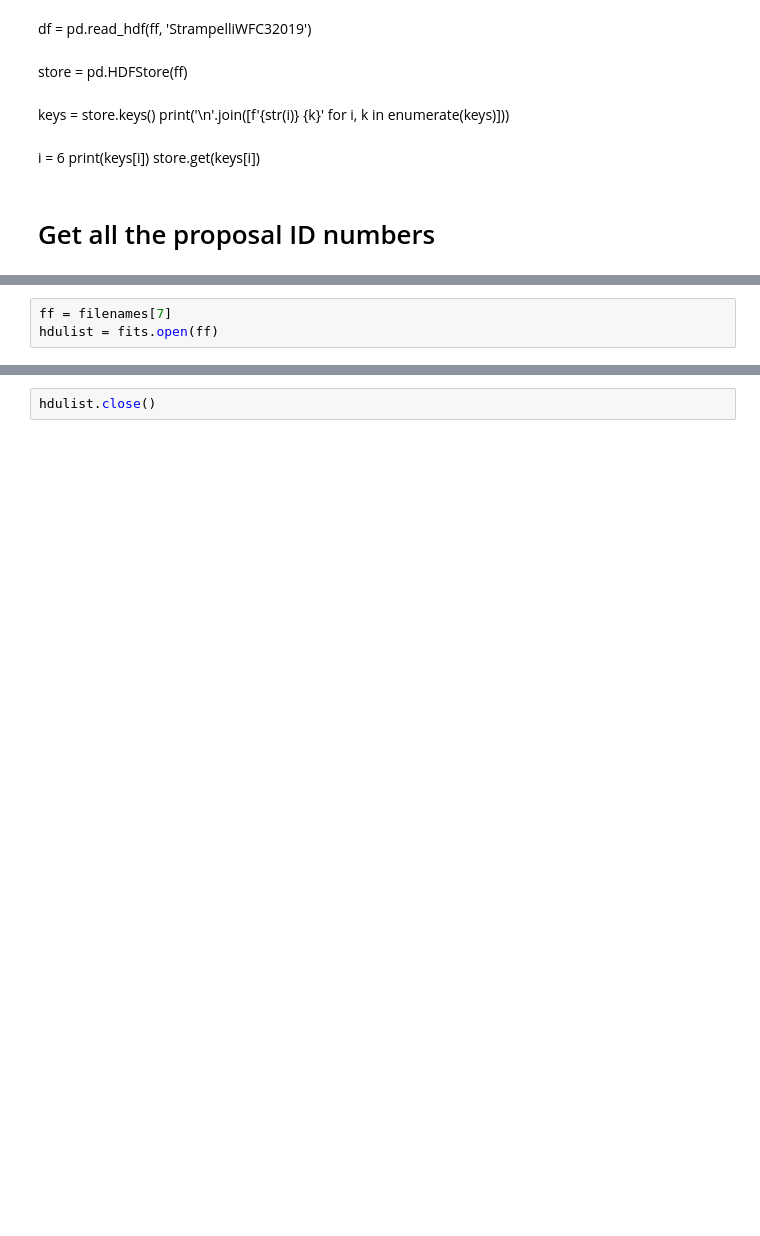
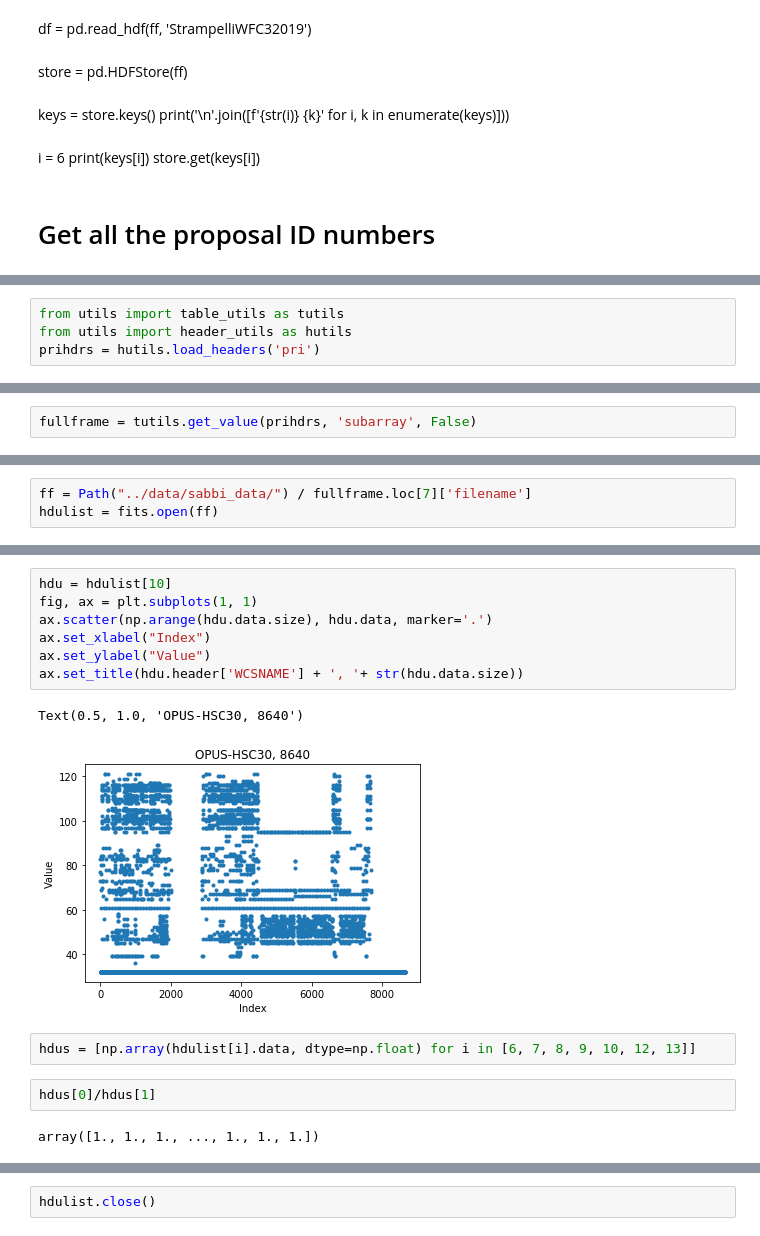
Before and after one commit to aggle/public_wifi, a Jupyter notebook: Tr14_data_explorer.ipynb, the cells around one changed output, grey strips where cells are left out. Drawn from its saved outputs; the diff is of its cells as text; blank space fills up the shorter version.

```diff
--- a/Tr14_data_explorer.ipynb
+++ b/Tr14_data_explorer.ipynb
@@ -292,0 +250,4 @@ info[info.SUBTYPE == subtypes[2]]
+# %%
+from utils import table_utils as tutils
+from utils import header_utils as hutils
+prihdrs = hutils.load_headers('pri')
@@ -292,0 +259,2 @@ info[info.SUBTYPE == subtypes[2]]
+# %%
+fullframe = tutils.get_value(prihdrs, 'subarray', False)
@@ -293,3 +280,3 @@ info[info.SUBTYPE == subtypes[2]]
 # %%
-ff = filenames[7]
+ff = Path("../data/sabbi_data/") / fullframe.loc[7]['filename']
 hdulist = fits.open(ff)
@@ -337,0 +321,16 @@ RADESYS = 'ICRS    '
+# %%
+hdu = hdulist[10]
+fig, ax = plt.subplots(1, 1)
+ax.scatter(np.arange(hdu.data.size), hdu.data, marker='.')
+ax.set_xlabel("Index")
+ax.set_ylabel("Value")
+ax.set_title(hdu.header['WCSNAME'] + ', '+ str(hdu.data.size))
+# %% [output]
+Text(0.5, 1.0, 'OPUS-HSC30, 8640')
+[figure, added]
+# %%
+hdus = [np.array(hdulist[i].data, dtype=np.float) for i in [6, 7, 8, 9, 10, 12, 13]]
+# %%
+hdus[0]/hdus[1]
+# %% [output]
+array([1., 1., 1., ..., 1., 1., 1.])
```
Also changed, not shown: parts of 38 cells of this notebook, 2 other files.
